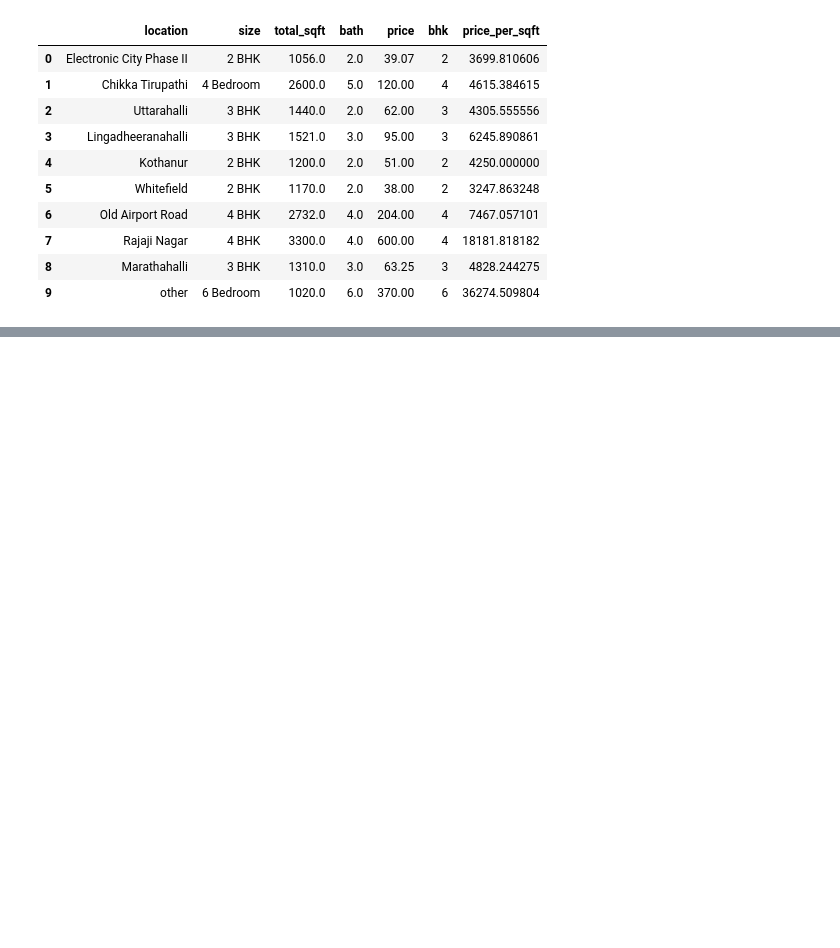
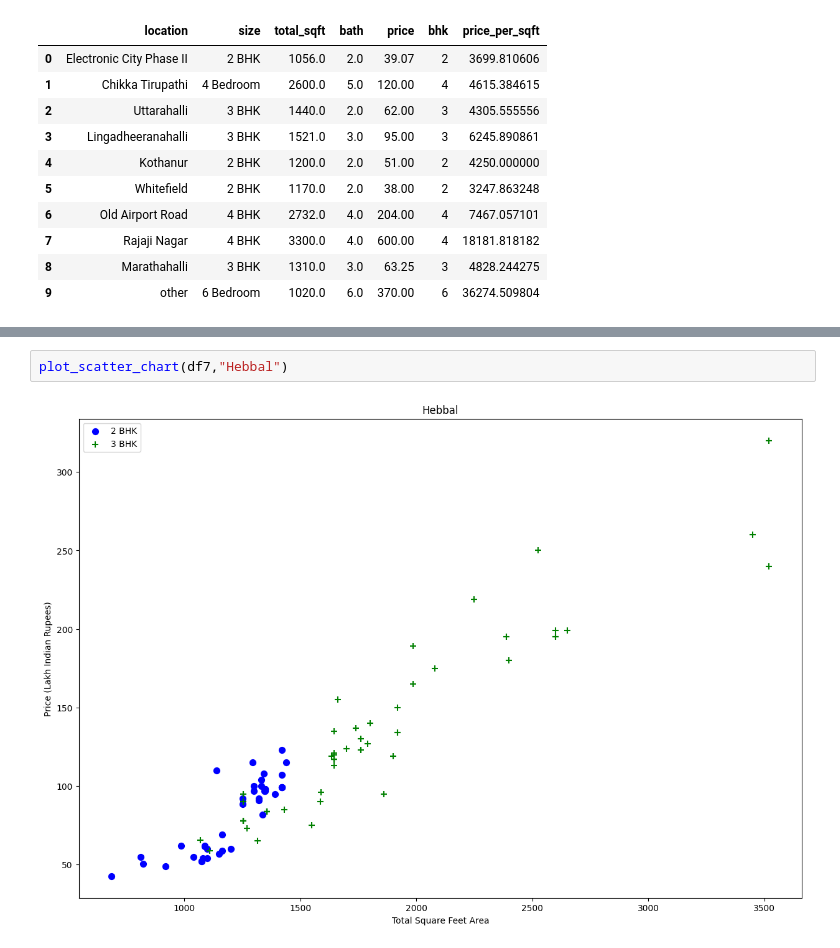
Before and after one commit to mostafa-semnani-74/artificial-intelligence, a Jupyter notebook: machine-learning/real-estate-price-prediction/real-estate-price-prediction.ipynb, the cells around one changed output, grey strips where cells are left out. Cells and saved outputs as stored; diff of their text form; blank space fills up the shorter version.

```diff
--- a/machine-learning/real-estate-price-prediction/real-estate-price-prediction.ipynb
+++ b/machine-learning/real-estate-price-prediction/real-estate-price-prediction.ipynb
@@ -215,0 +280,4 @@ len of unique locations after convert less than 10 occ to other :
+# %%
+plot_scatter_chart(df7,"Hebbal")
+# %% [output]
+[figure, added]
```
Also changed, not shown: parts of 15 cells of this notebook.
